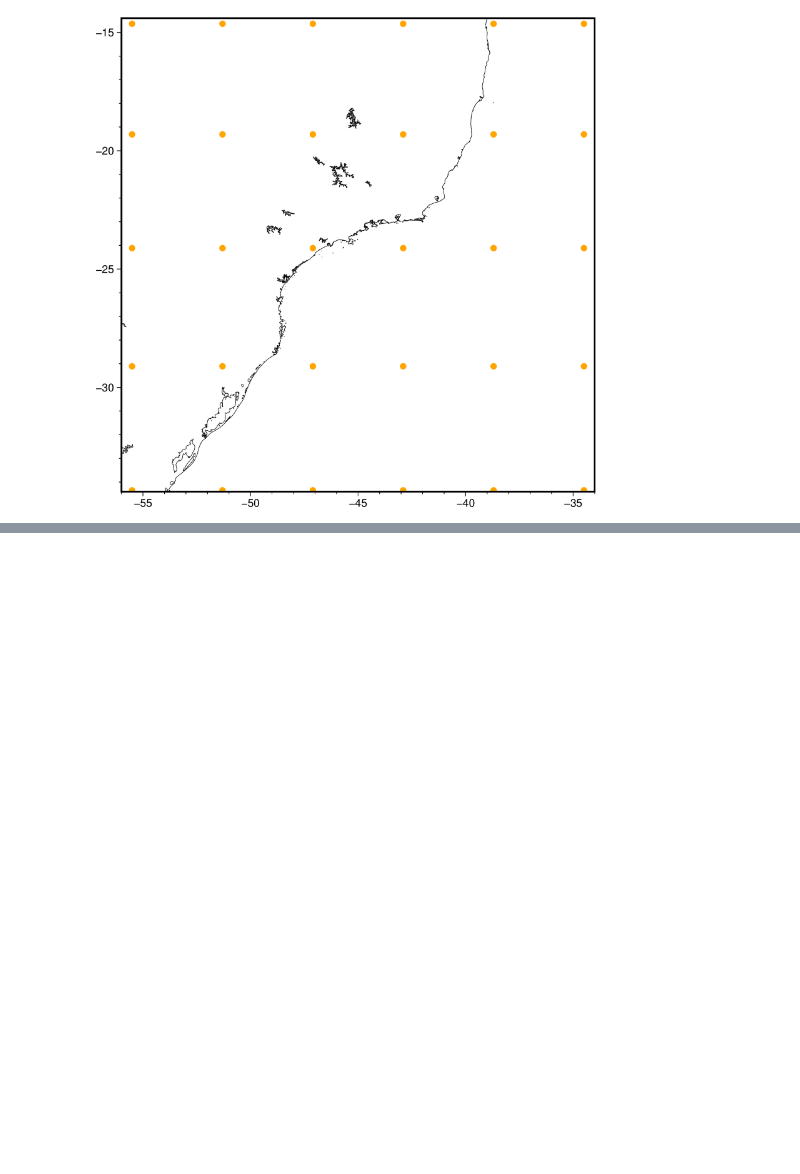
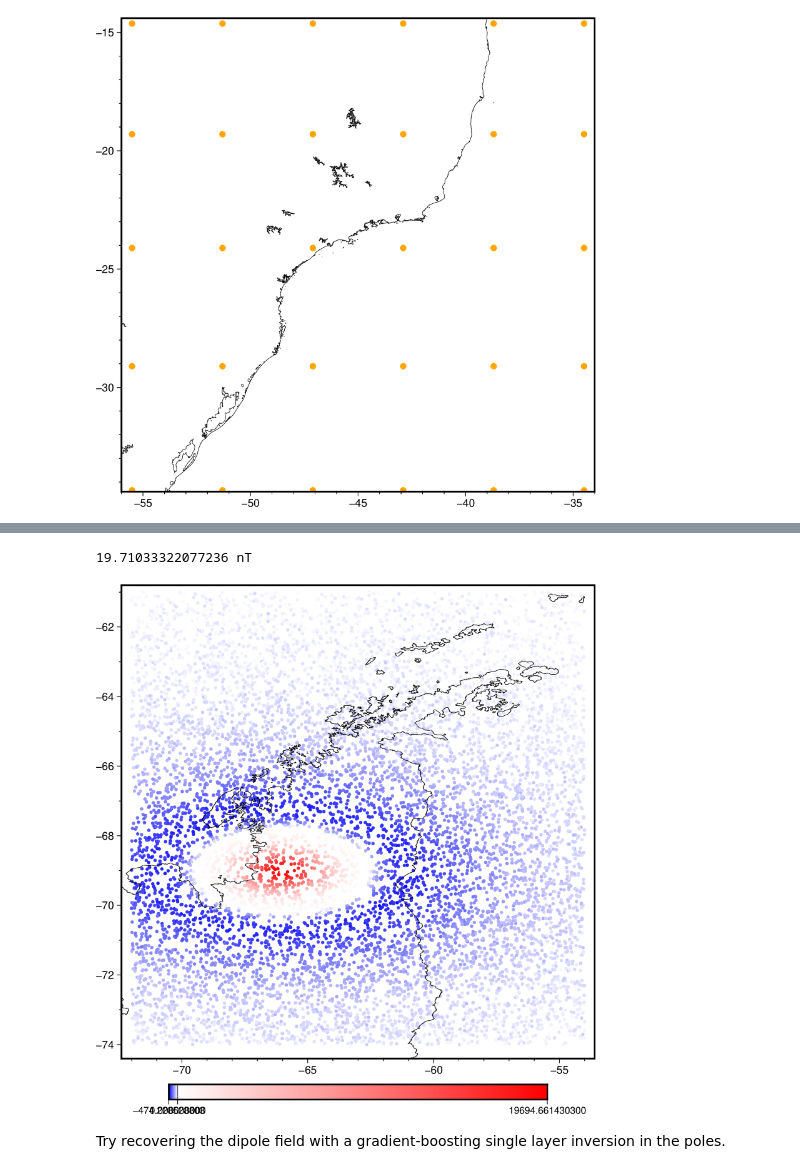
Before and after one commit to compgeolab/eqs-magnetic-spherical, a Jupyter notebook: code/proof-of-concept.ipynb, the cells around one changed output, grey strips where cells are left out. Saved outputs shown, nothing was run; the diff lists cells and outputs as text; code cells hidden in the pictures; blank space fills up the shorter version.

```diff
--- a/code/proof-of-concept.ipynb
+++ b/code/proof-of-concept.ipynb
@@ -169,0 +195,20 @@ fig.show()
+# %%
+coordinates = bd.random_coordinates(list(region) + [150, 300], 10000)
+magnetic_field_obs = sph.dipole_magnetic_geodetic(coordinates, dipole, dipole_moment)
+data = hm.total_field_anomaly(magnetic_field_obs, inclination, declination)
+noise_level = 0.001 * vd.maxabs(data)
+data += np.random.default_rng(42).normal(0, noise_level, data.shape)
+print(noise_level, "nT")
+# %% [output]
+19.71033322077236 nT
+# %%
+fig = pygmt.Figure()
+pygmt.makecpt(cmap="polar+h", series=[data.min(), data.max()])
+fig.plot(x=coordinates[0], y=coordinates[1], fill=data, style="c0.1c", cmap=True, frame=True)
+fig.colorbar()
+fig.coast(shorelines=True)
+fig.show()
+# %% [output]
+[figure, added]
+# %% [markdown]
+Try recovering the dipole field with a gradient-boosting single layer inversion in the poles.
```
Also changed, not shown: parts of 23 cells of this notebook.
